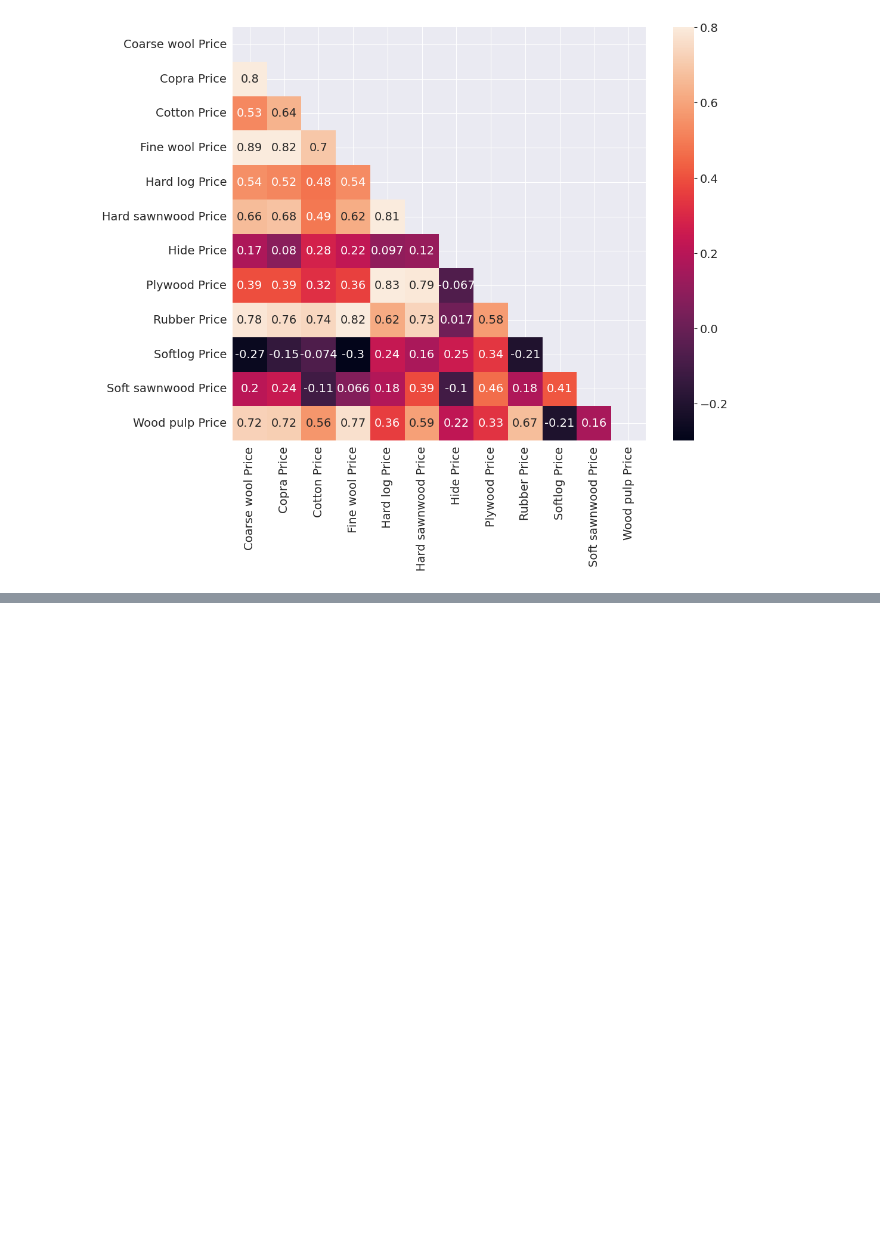
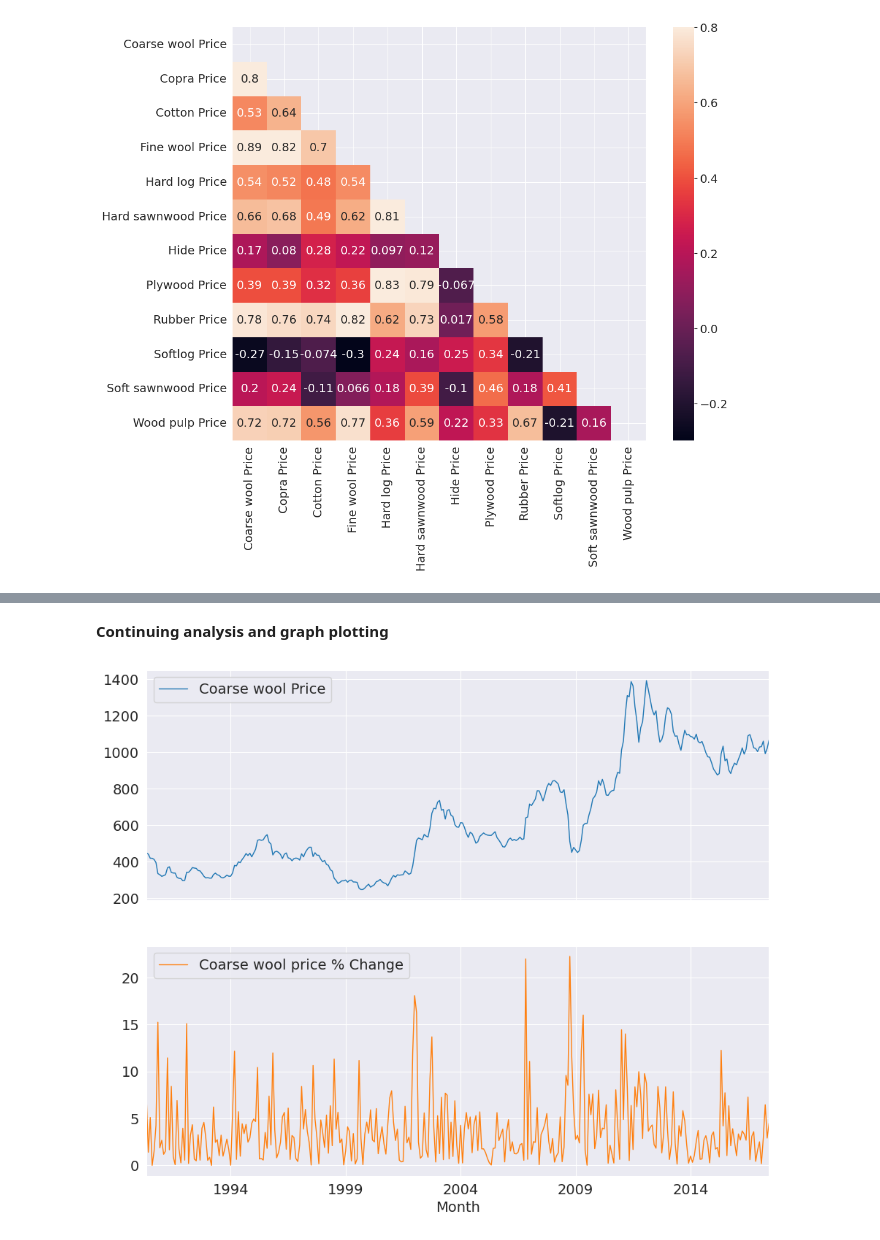
Before and after one commit to pedrosteinmuller/project_data_analysis_python, a Jupyter notebook: Projeto_de_Análise_de_dados_usando_Python_na_prática.ipynb, the cells around one changed output, grey strips where cells are left out. Cells and saved outputs as stored; diff of their text form; code cells hidden in the pictures; blank space fills up the shorter version.

Commit message:
performing analyses, studying, practicing and improving knowledge in Python, data analysis and frameworks

```diff
--- a/Projeto_de_Análise_de_dados_usando_Python_na_prática.ipynb
+++ b/Projeto_de_Análise_de_dados_usando_Python_na_prática.ipynb
@@ -128,0 +138,6 @@ plt.show()
+# %% [markdown]
+**Continuing analysis and graph plotting**
+# %%
+axes=df[["Coarse wool Price", "Coarse wool price % Change"]].plot(figsize=(11, 9), subplots=True, linewidth=1)
+# %% [output]
+[figure, added]
```
Also changed, not shown: parts of 7 cells of this notebook.
